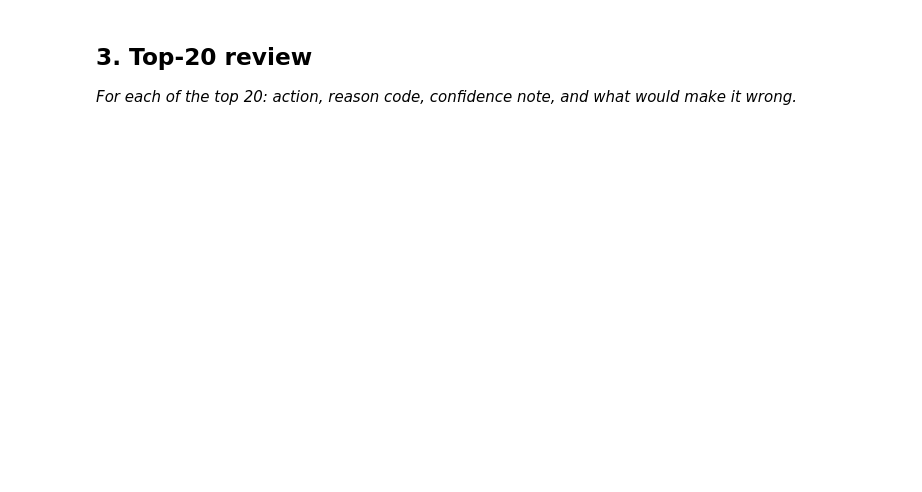
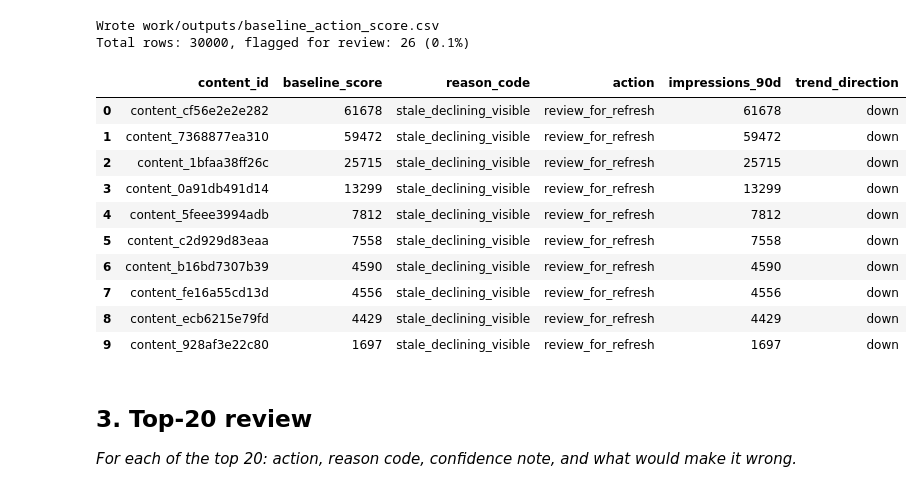
Before and after one commit to muhammadhany222/flyrank-ml-assignment1, a Jupyter notebook: work/notebooks/w04_baseline_score.ipynb, the cells around one changed output. Drawn from its saved outputs; the diff is of its cells as text; code cells hidden in the pictures; blank space fills up the shorter version.

```diff
--- a/work/notebooks/w04_baseline_score.ipynb
+++ b/work/notebooks/w04_baseline_score.ipynb
@@ -23,3 +98,40 @@ This skeleton is yours to fill. Work the sections **in order** — each one has
+# %%
+import os
+
+os.makedirs("work/outputs", exist_ok=True)
+
+stale = (df["days_since_last_update"] >= 180).astype(int)
+visible_flag = (df["impressions_90d"] >= 100).astype(int)
+declining = (df["trend_direction"] == "down").astype(int)
+
+df["baseline_score"] = stale * visible_flag * declining * df["impressions_90d"]
+df["reason_code"] = "stale_declining_visible"
+df["action"] = df["baseline_score"].apply(lambda s: "review_for_refresh" if s > 0 else "monitor")
+
+queue = df.sort_values("baseline_score", ascending=False).reset_index(drop=True)
+
+out_path = "work/outputs/baseline_action_score.csv"
+queue[["content_id", "client_id", "baseline_score", "reason_code", "action",
+       "impressions_90d", "days_since_last_update", "trend_direction"]].to_csv(out_path, index=False)
+
+n_flagged = (queue["baseline_score"] > 0).sum()
+print(f"Wrote {out_path}")
+print(f"Total rows: {len(queue)}, flagged for review: {n_flagged} ({n_flagged/len(queue):.1%})")
+queue.head(10)[["content_id", "baseline_score", "reason_code", "action", "impressions_90d", "trend_direction"]]
+# %% [output]
+Wrote work/outputs/baseline_action_score.csv
+Total rows: 30000, flagged for review: 26 (0.1%)
+|  | content_id | baseline_score | reason_code | action | impressions_90d | trend_direction |
+| 0 | content_cf56e2e2e282 | 61678 | stale_declining_visible | review_for_refresh | 61678 | down |
+| 1 | content_7368877ea310 | 59472 | stale_declining_visible | review_for_refresh | 59472 | down |
+| 2 | content_1bfaa38ff26c | 25715 | stale_declining_visible | review_for_refresh | 25715 | down |
+| 3 | content_0a91db491d14 | 13299 | stale_declining_visible | review_for_refresh | 13299 | down |
+| 4 | content_5feee3994adb | 7812 | stale_declining_visible | review_for_refresh | 7812 | down |
+| 5 | content_c2d929d83eaa | 7558 | stale_declining_visible | review_for_refresh | 7558 | down |
+| 6 | content_b16bd7307b39 | 4590 | stale_declining_visible | review_for_refresh | 4590 | down |
+| 7 | content_fe16a55cd13d | 4556 | stale_declining_visible | review_for_refresh | 4556 | down |
+| 8 | content_ecb6215e79fd | 4429 | stale_declining_visible | review_for_refresh | 4429 | down |
+| 9 | content_928af3e22c80 | 1697 | stale_declining_visible | review_for_refresh | 1697 | down |
 # %% [markdown]
 ## 3. Top-20 review
 
```
Also changed, not shown: parts of 13 cells of this notebook.
